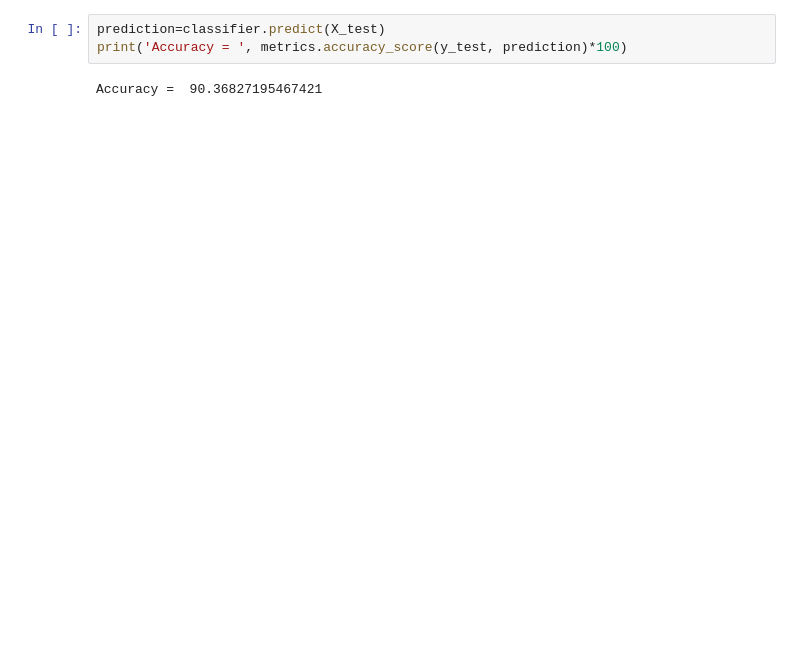
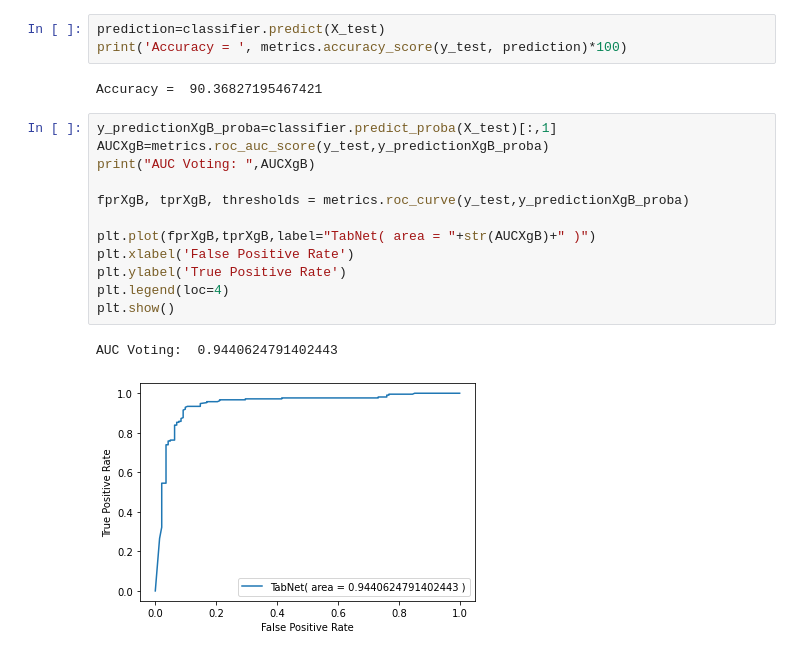
Before and after one commit to Thasneem-vazim/Final-dataset-depression-detection, a Jupyter notebook: final_dataset_Using_MRMR.ipynb, the cells around one changed output. Drawn from its saved outputs; the diff is of its cells as text; blank space fills up the shorter version.

```diff
--- a/final_dataset_Using_MRMR.ipynb
+++ b/final_dataset_Using_MRMR.ipynb
@@ -695,3 +695,18 @@ prediction=classifier.predict(X_test)
 print('Accuracy = ', metrics.accuracy_score(y_test, prediction)*100)
 # %% [output]
 Accuracy =  90.36827195467421
+# %%
+y_predictionXgB_proba=classifier.predict_proba(X_test)[:,1]
+AUCXgB=metrics.roc_auc_score(y_test,y_predictionXgB_proba)
+print("AUC Voting: ",AUCXgB)
+
+fprXgB, tprXgB, thresholds = metrics.roc_curve(y_test,y_predictionXgB_proba)
+
+plt.plot(fprXgB,tprXgB,label="TabNet( area = "+str(AUCXgB)+" )")
+plt.xlabel('False Positive Rate')
+plt.ylabel('True Positive Rate')
+plt.legend(loc=4)
+plt.show()
+# %% [output]
+AUC Voting:  0.9440624791402443
+[figure, added]
```
Also changed, not shown: parts of 4 cells of this notebook.
